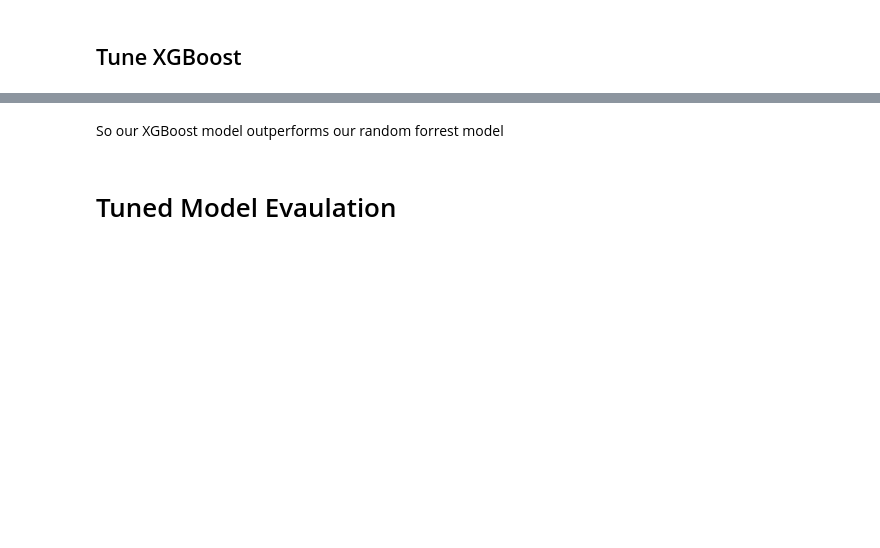
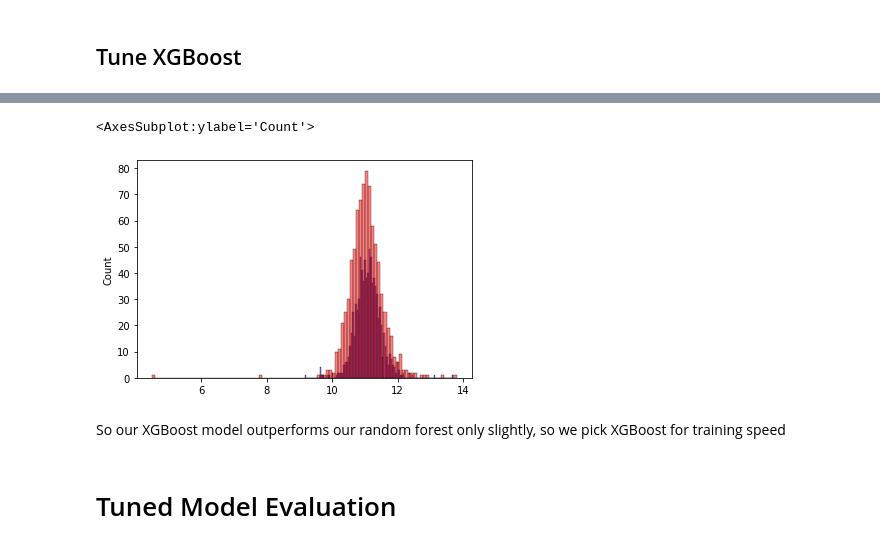
Before and after one commit to ksomf/workbook, a Jupyter notebook: alexeygrigorev_zoomcamp/week07_project/notebook.ipynb, the cells around one changed output, grey strips where cells are left out. Drawn from its saved outputs; the diff is of its cells as text; code cells hidden in the pictures; blank space fills up the shorter version.

```diff
--- a/alexeygrigorev_zoomcamp/week07_project/notebook.ipynb
+++ b/alexeygrigorev_zoomcamp/week07_project/notebook.ipynb
@@ -640,10 +765,13 @@ rmse(y_val,y_pred).round(3)
 # %%
-sns.histplot(y_pred,label='predicted',bins=100)
-sns.histplot(y_val ,label='actual'   ,bins=100)
+sns.histplot(y_pred,color='blue',alpha=0.5,bins=100)
+sns.histplot(y_val ,color='red' ,alpha=0.5,bins=100)
+# %% [output]
+<AxesSubplot:ylabel='Count'>
+[figure, added]
 # %% [markdown]
-So our XGBoost model outperforms our random forrest model
+So our XGBoost model outperforms our random forest only slightly, so we pick XGBoost for training speed
 # %% [markdown]
-# Tuned Model Evaulation
+# Tuned Model Evaluation
 # %%
 dtrain_full = xgb.DMatrix(X_full_train, label=y_full_train, feature_names=features)
 dtest       = xgb.DMatrix(X_test      , label=y_test      , feature_names=features)
```
Also changed, not shown: parts of 29 cells of this notebook, 6 other files.
